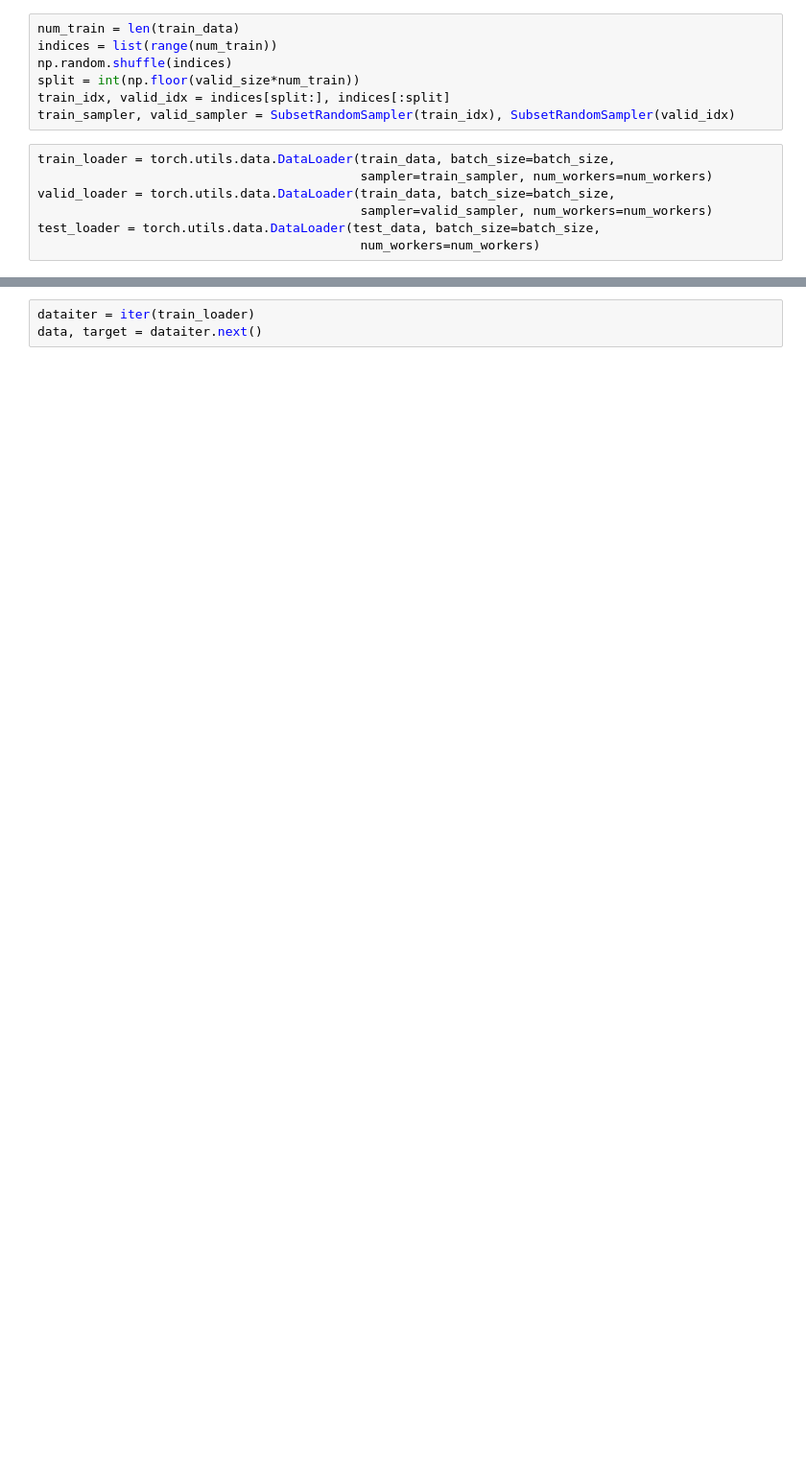
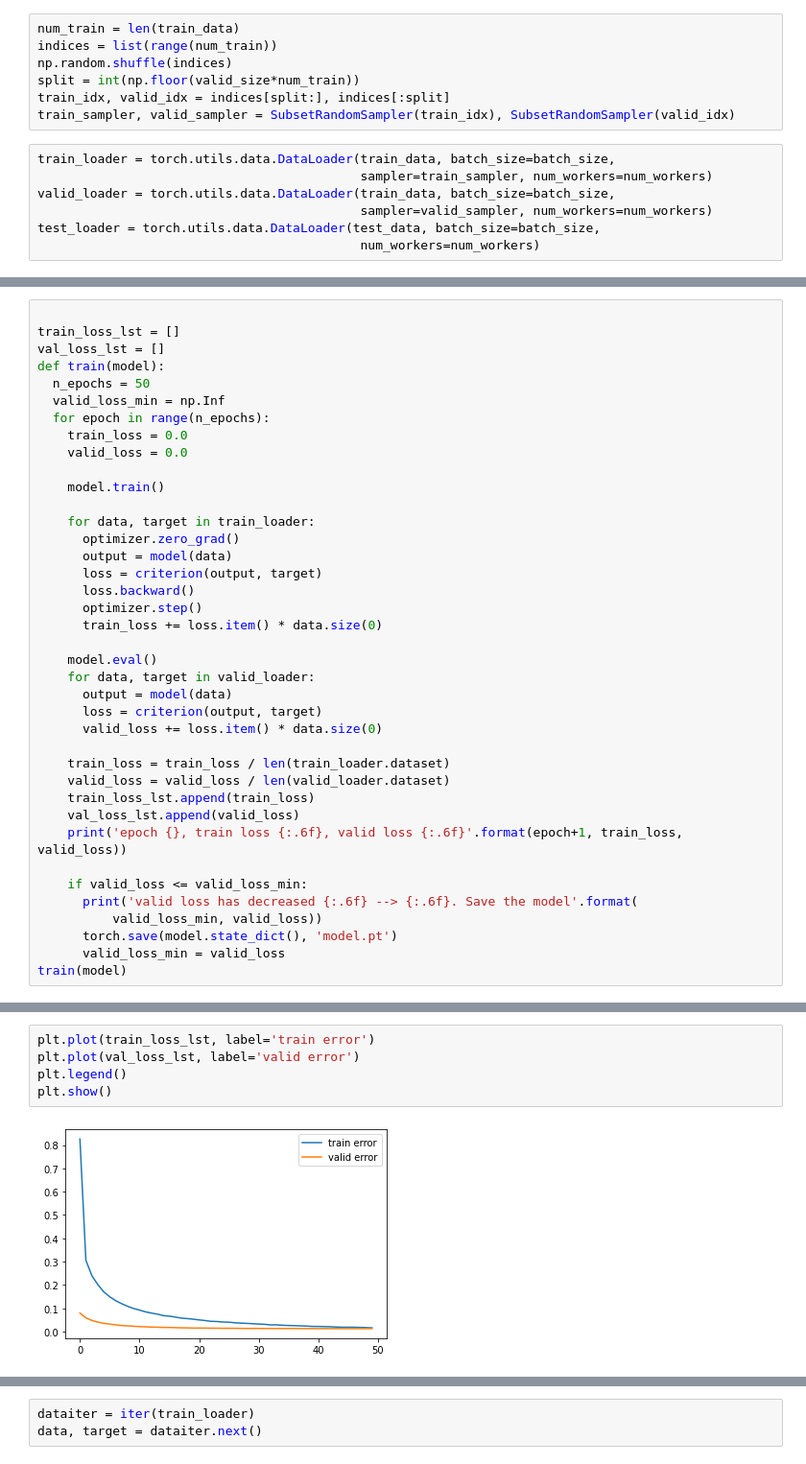
Before and after one commit to Rachel-Lyu/LinuxFinal, a Jupyter notebook: models/number_identify.ipynb, the cells around one changed output, grey strips where cells are left out. Shown at 96% size. Cells and saved outputs as stored; diff of their text form; blank space fills up the shorter version.

```diff
--- a/models/number_identify.ipynb
+++ b/models/number_identify.ipynb
@@ -88,0 +102,39 @@ for data, target in test_loader:
+# %%
+
+train_loss_lst = []
+val_loss_lst = []
+def train(model):
+  n_epochs = 50
+  valid_loss_min = np.Inf
+  for epoch in range(n_epochs):
+    train_loss = 0.0
+    valid_loss = 0.0
+
+    model.train()
+
+    for data, target in train_loader:
+      optimizer.zero_grad()
+      output = model(data)
+      loss = criterion(output, target)
+      loss.backward()
+      optimizer.step()
+      train_loss += loss.item() * data.size(0)
+
+    model.eval()
+    for data, target in valid_loader:
+      output = model(data)
+      loss = criterion(output, target)
+      valid_loss += loss.item() * data.size(0)
+
+    train_loss = train_loss / len(train_loader.dataset)
+    valid_loss = valid_loss / len(valid_loader.dataset)
+    train_loss_lst.append(train_loss)
+    val_loss_lst.append(valid_loss)
+    print('epoch {}, train loss {:.6f}, valid loss {:.6f}'.format(epoch+1, train_loss, valid_loss))
+
+    if valid_loss <= valid_loss_min:
+      print('valid loss has decreased {:.6f} --> {:.6f}. Save the model'.format(
+          valid_loss_min, valid_loss))
+      torch.save(model.state_dict(), 'model.pt')
+      valid_loss_min = valid_loss
+train(model)
@@ -88,0 +159,7 @@ for data, target in test_loader:
+# %%
+plt.plot(train_loss_lst, label='train error')
+plt.plot(val_loss_lst, label='valid error')
+plt.legend()
+plt.show()
+# %% [output]
+[figure, added]
```
Also changed, not shown: parts of 40 cells of this notebook, 1 other file.
